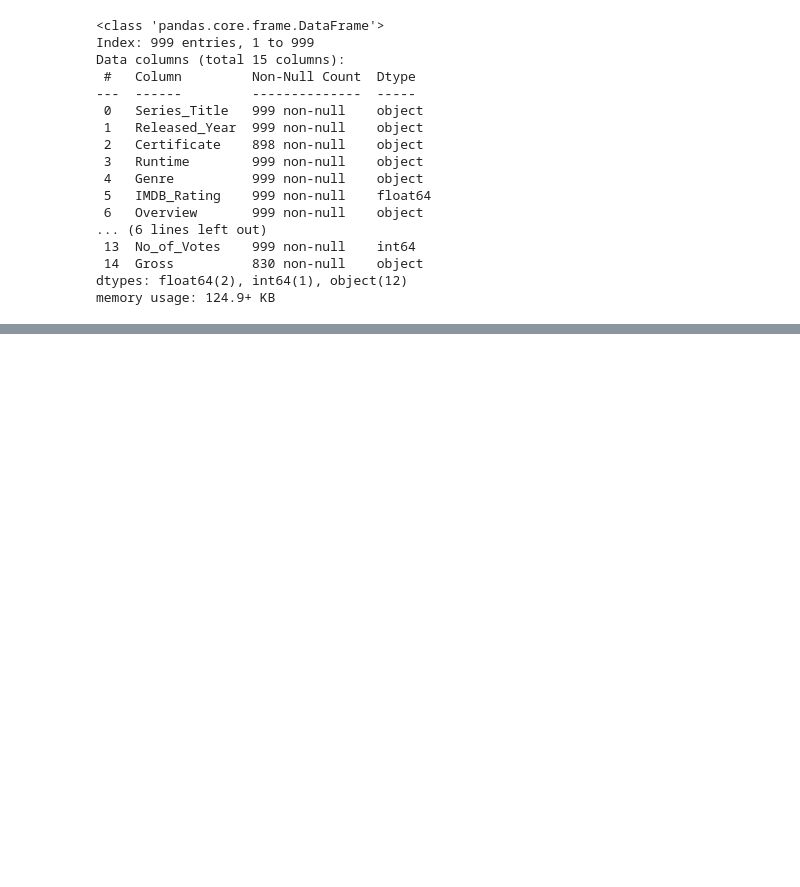
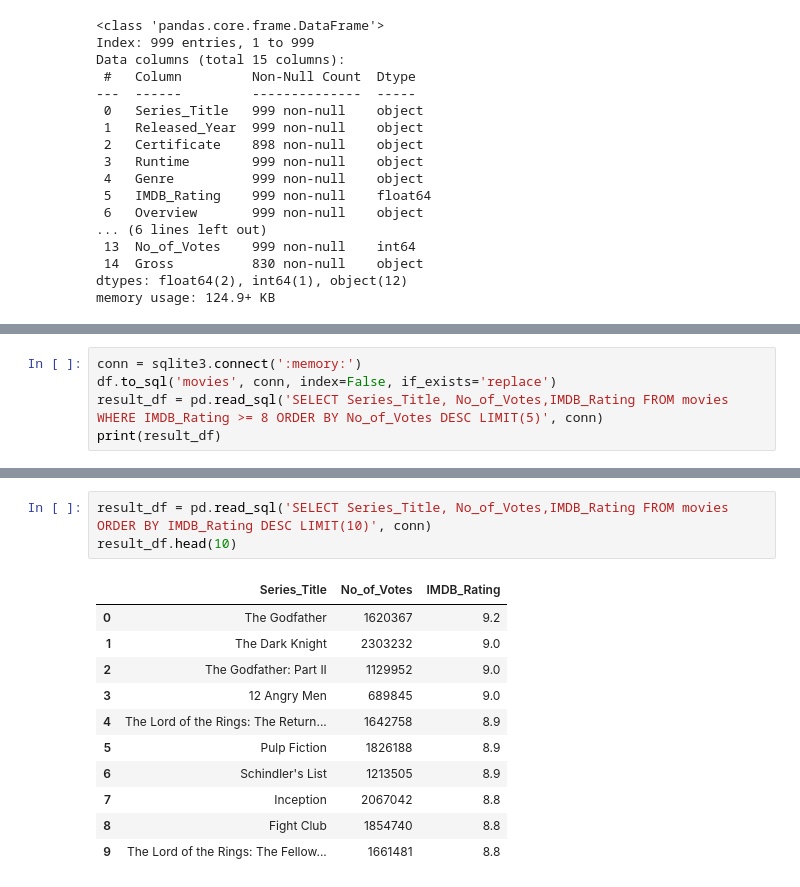
Before and after one commit to p-mendoncad/Desafio_Cientista_de_Dados_Lighthouse, a Jupyter notebook: EDA.ipynb, the cells around one changed output, grey strips where cells are left out. Saved outputs shown, nothing was run; the diff lists cells and outputs as text; blank space fills up the shorter version.

```diff
--- a/EDA.ipynb
+++ b/EDA.ipynb
@@ -34,0 +189,5 @@ memory usage: 124.9+ KB
+# %%
+conn = sqlite3.connect(':memory:')
+df.to_sql('movies', conn, index=False, if_exists='replace')
+result_df = pd.read_sql('SELECT Series_Title, No_of_Votes,IMDB_Rating FROM movies WHERE IMDB_Rating >= 8 ORDER BY No_of_Votes DESC LIMIT(5)', conn)
+print(result_df)
@@ -34,0 +210,15 @@ memory usage: 124.9+ KB
+# %%
+result_df = pd.read_sql('SELECT Series_Title, No_of_Votes,IMDB_Rating FROM movies ORDER BY IMDB_Rating DESC LIMIT(10)', conn)
+result_df.head(10)
+# %% [output]
+|  | Series_Title | No_of_Votes | IMDB_Rating |
+| 0 | The Godfather | 1620367 | 9.2 |
+| 1 | The Dark Knight | 2303232 | 9.0 |
+| 2 | The Godfather: Part II | 1129952 | 9.0 |
+| 3 | 12 Angry Men | 689845 | 9.0 |
+| 4 | The Lord of the Rings: The Return... | 1642758 | 8.9 |
+| 5 | Pulp Fiction | 1826188 | 8.9 |
+| 6 | Schindler's List | 1213505 | 8.9 |
+| 7 | Inception | 2067042 | 8.8 |
+| 8 | Fight Club | 1854740 | 8.8 |
+| 9 | The Lord of the Rings: The Fellow... | 1661481 | 8.8 |
```
Also changed, not shown: parts of 22 cells of this notebook, 1 other file.
